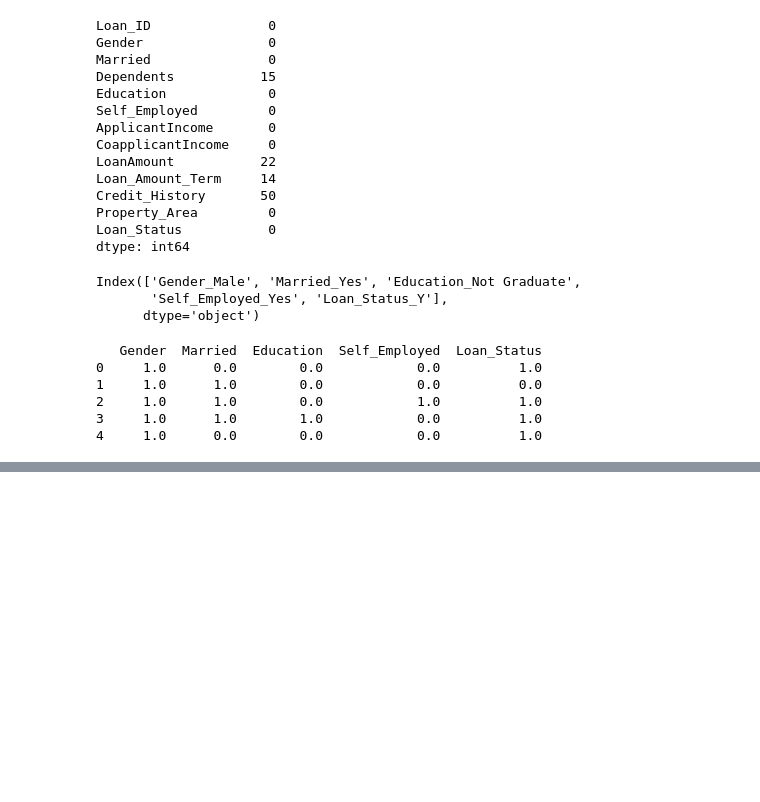
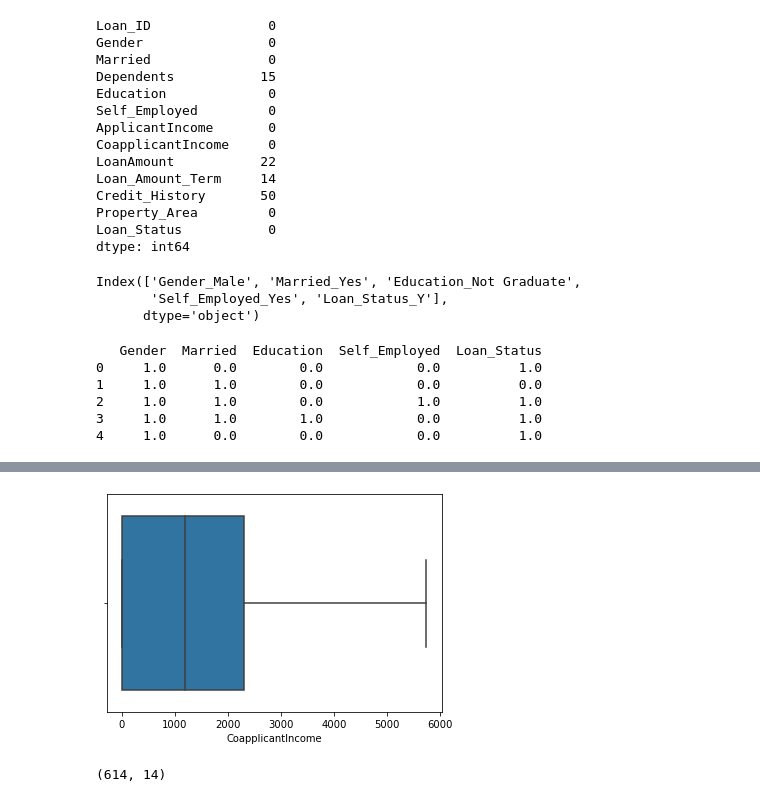
Before and after one commit to MuhammadUzair0786/Preprocessing_Practice, a Jupyter notebook: Dataset Preprocessing.ipynb, the cells around one changed output, grey strips where cells are left out. Drawn from its saved outputs; the diff is of its cells as text; code cells hidden in the pictures; blank space fills up the shorter version.

```diff
--- a/Dataset Preprocessing.ipynb
+++ b/Dataset Preprocessing.ipynb
@@ -413,0 +547,6 @@ dataset.head(5)
+# %%
+# Remove outliers this condition also
+#dataset = dataset[(dataset['CoapplicantIncome'] <= max_value) & (dataset['CoapplicantIncome'] >= min_value)]
+# Clip the outliers in the 'CoapplicantIncome' column
+dataset['CoapplicantIncome'] = dataset['CoapplicantIncome'].clip(lower=min_value, upper=max_value)
+dataset.head(5)
@@ -413,0 +560,10 @@ dataset.head(5)
+# %%
+# Visualizing the boxplot for CoapplicantIncome after outlier removal
+sns.boxplot(x='CoapplicantIncome', data=dataset)
+plt.show()
+# %% [output]
+[figure, added]
+# %%
+dataset.shape
+# %% [output]
+(614, 14)
```
Also changed, not shown: parts of 31 cells of this notebook.
